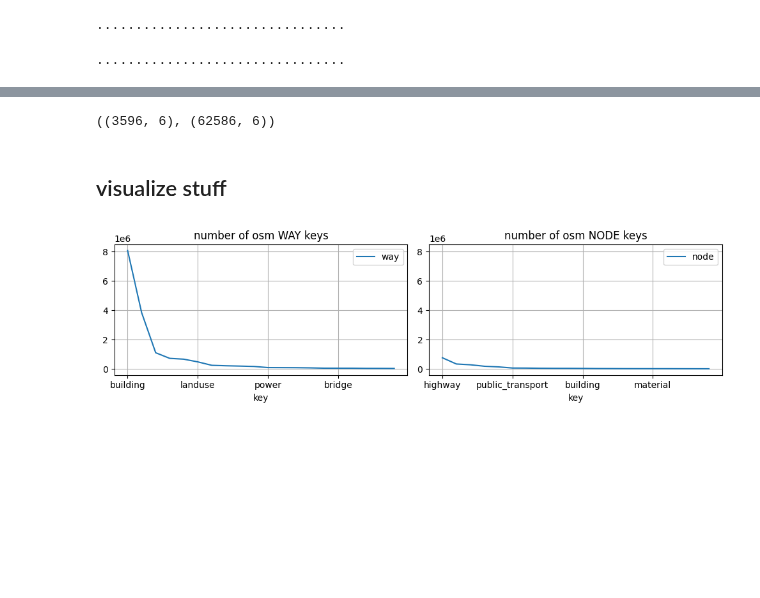
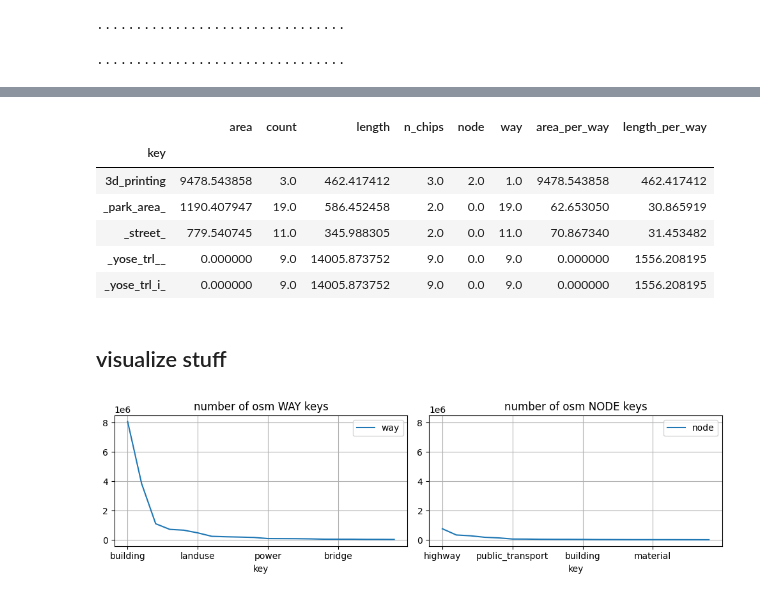
Before and after one commit to Clay-foundation/earth-text, a Jupyter notebook: notebooks/osm/08 - generate osm stats per chip.ipynb, the cells around one changed output, grey strips where cells are left out. Saved outputs shown, nothing was run; the diff lists cells and outputs as text; code cells hidden in the pictures; blank space fills up the shorter version.

```diff
--- a/notebooks/osm/08 - generate osm stats per chip.ipynb
+++ b/notebooks/osm/08 - generate osm stats per chip.ipynb
@@ -88,7 +94,13 @@ allkstats.shape, allkvstats.shape
 # %%
-allkstats.shape, allkvstats.shape
+allkstats.head()
 # %% [output]
-((3596, 6), (62586, 6))
+|  | area | count | length | n_chips | node | way | area_per_way | length_per_way |
+| key |  |  |  |  |  |  |  |  |
+| 3d_printing | 9478.543858 | 3.0 | 462.417412 | 3.0 | 2.0 | 1.0 | 9478.543858 | 462.417412 |
+| _park_area_ | 1190.407947 | 19.0 | 586.452458 | 2.0 | 0.0 | 19.0 | 62.653050 | 30.865919 |
+| _street_ | 779.540745 | 11.0 | 345.988305 | 2.0 | 0.0 | 11.0 | 70.867340 | 31.453482 |
+| _yose_trl__ | 0.000000 | 9.0 | 14005.873752 | 9.0 | 0.0 | 9.0 | 0.000000 | 1556.208195 |
+| _yose_trl_i_ | 0.000000 | 9.0 | 14005.873752 | 9.0 | 0.0 | 9.0 | 0.000000 | 1556.208195 |
 # %% [markdown]
 ## visualize stuff
 # %%
```
Also changed, not shown: parts of 10 cells of this notebook.
